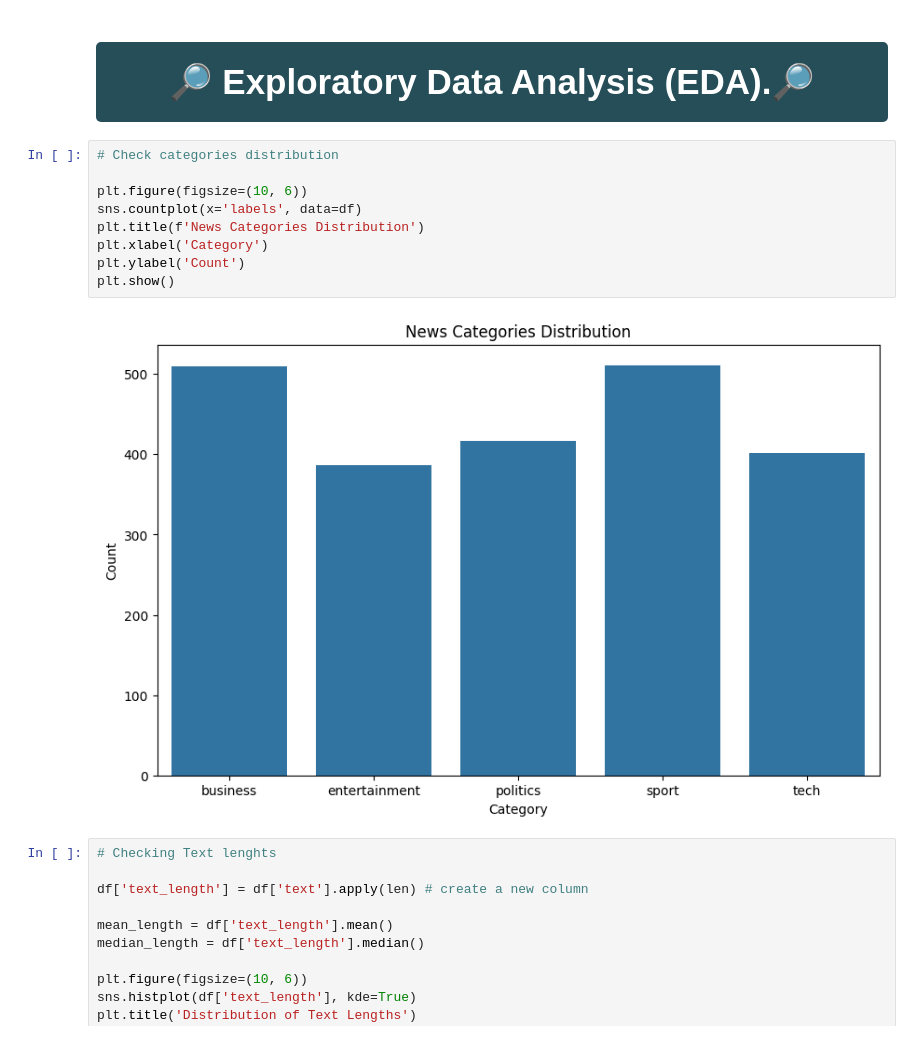
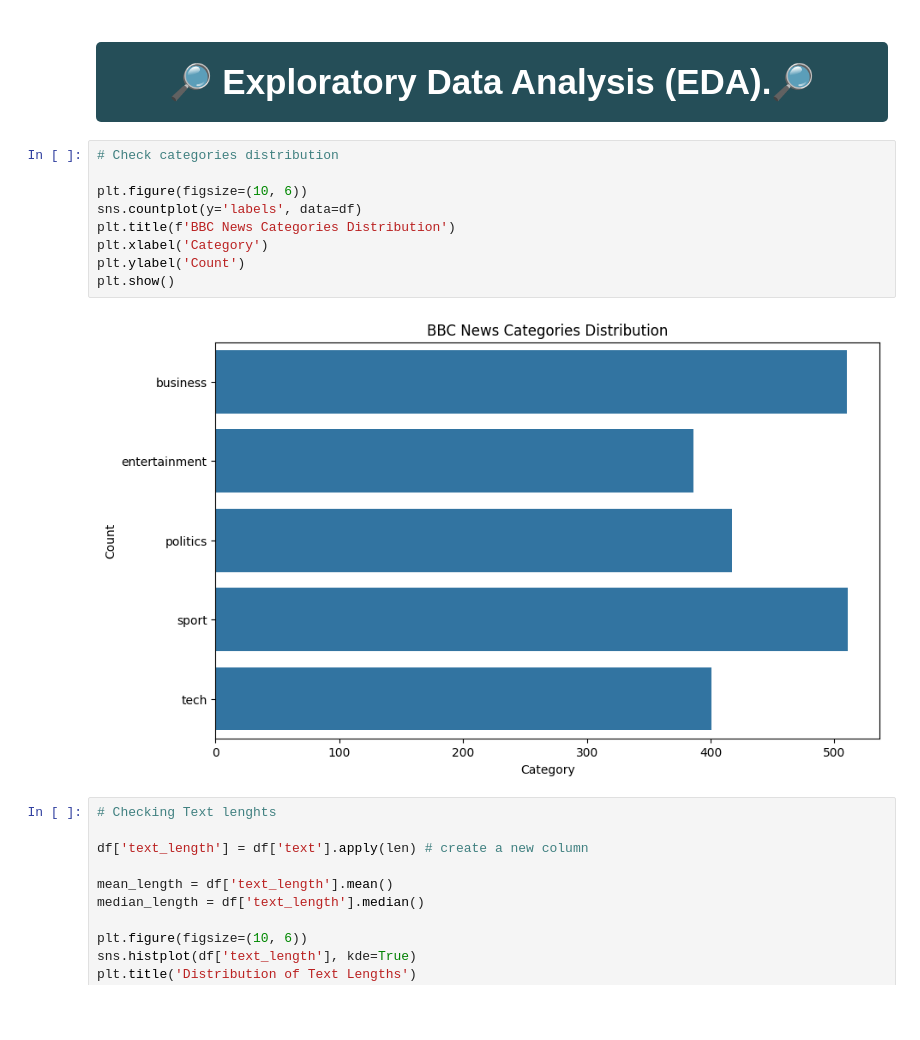
Before and after one commit to pablillo77/nlp_and_deep_learning, a Jupyter notebook: DS_NLP_DeepLearning_Final_Pablo_Giménez.ipynb, the cells around one changed output. Drawn from its saved outputs; the diff is of its cells as text; blank space fills up the shorter version.

```diff
--- a/DS_NLP_DeepLearning_Final_Pablo_Giménez.ipynb
+++ b/DS_NLP_DeepLearning_Final_Pablo_Giménez.ipynb
@@ -121,14 +120,14 @@ df['text'] = (
 # %%
 # Check categories distribution
 
 plt.figure(figsize=(10, 6))
-sns.countplot(x='labels', data=df)
-plt.title(f'News Categories Distribution')
+sns.countplot(y='labels', data=df)
+plt.title(f'BBC News Categories Distribution')
 plt.xlabel('Category')
 plt.ylabel('Count')
 plt.show()
 # %% [output]
-[figure, old version]
+[figure, new version]
 # %%
 # Checking Text lenghts
 
```
Also changed, not shown: parts of 22 cells of this notebook.
